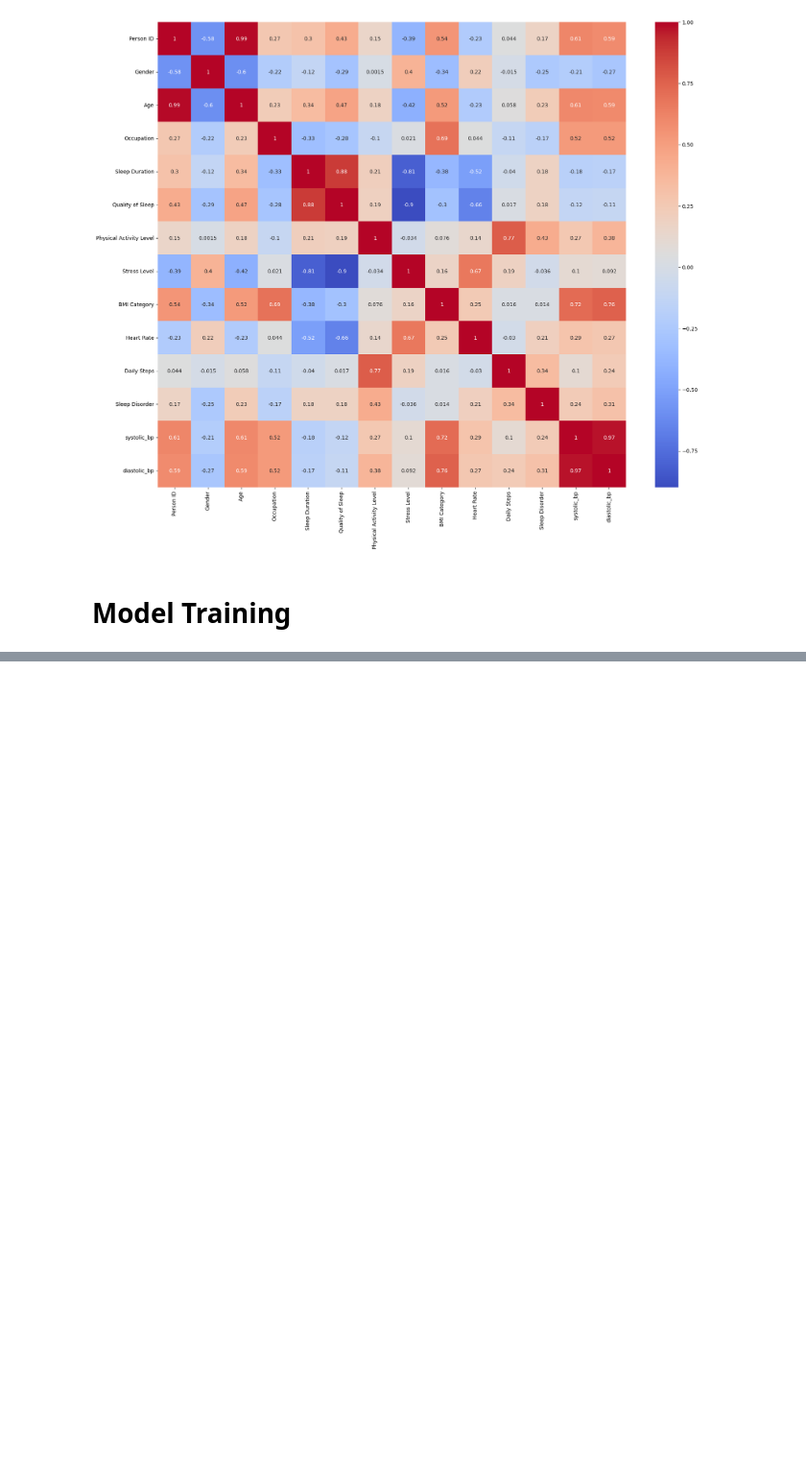
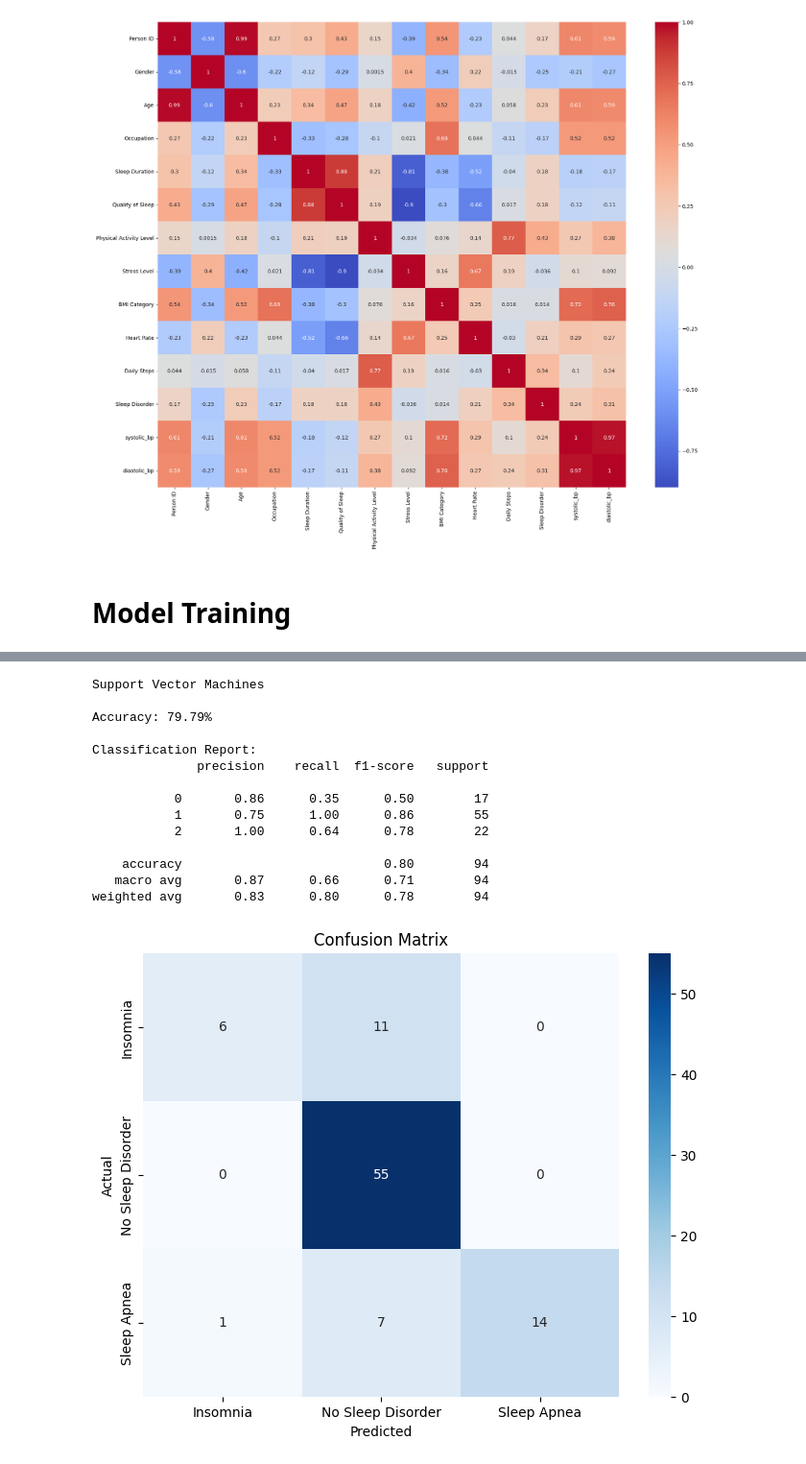
Before and after one commit to sabrinacheung06/Sleep-Disorder-Prediction, a Jupyter notebook: sleep_prediction.ipynb, the cells around one changed output, grey strips where cells are left out. Shown at 96% size. Drawn from its saved outputs; the diff is of its cells as text; code cells hidden in the pictures; blank space fills up the shorter version.

```diff
--- a/sleep_prediction.ipynb
+++ b/sleep_prediction.ipynb
@@ -172,3 +314,52 @@ X_train, X_test, y_train, y_test = train_test_split(sleep.drop('Sleep Disorder',
+# %%
+## Support Vector Machines - Navya
+print("\nSupport Vector Machines\n")
+from sklearn.svm import SVC
+from sklearn.metrics import accuracy_score, classification_report, confusion_matrix
+import seaborn as sns
+import matplotlib.pyplot as plt
+
+# Create and train the SVM classifier with RBF kernel
+svm_model = SVC(kernel='rbf', C=1, gamma=0.5, random_state=42)
+svm_model.fit(X_train, y_train)
+
+# Predict the target values for the test data
+y_pred = svm_model.predict(X_test)
+
+# Evaluate the model's performance
+accuracy = accuracy_score(y_test, y_pred)
+print(f"Accuracy: {accuracy * 100:.2f}%")
+
+# Detailed classification report
+print("\nClassification Report:")
+print(classification_report(y_test, y_pred))
+
+# Confusion Matrix
+conf_matrix = confusion_matrix(y_test, y_pred)
+plt.figure(figsize=(8, 6))
+sns.heatmap(conf_matrix, annot=True, cmap='Blues', fmt='g',
+            xticklabels= ["Insomnia", "No Sleep Disorder", "Sleep Apnea"],
+            yticklabels= ["Insomnia", "No Sleep Disorder", "Sleep Apnea"])
+plt.xlabel('Predicted')
+plt.ylabel('Actual')
+plt.title('Confusion Matrix')
+plt.show()
+# %% [output]
+Support Vector Machines
+
+Accuracy: 79.79%
+
+Classification Report:
+              precision    recall  f1-score   support
+
+           0       0.86      0.35      0.50        17
+           1       0.75      1.00      0.86        55
+           2       1.00      0.64      0.78        22
+
+    accuracy                           0.80        94
+   macro avg       0.87      0.66      0.71        94
+weighted avg       0.83      0.80      0.78        94
+[figure, added]
 # %%
 ## K-Nearest Neighbors - Camila
 from sklearn.model_selection import train_test_split,  cross_val_score
```
Also changed, not shown: parts of 11 cells of this notebook.
